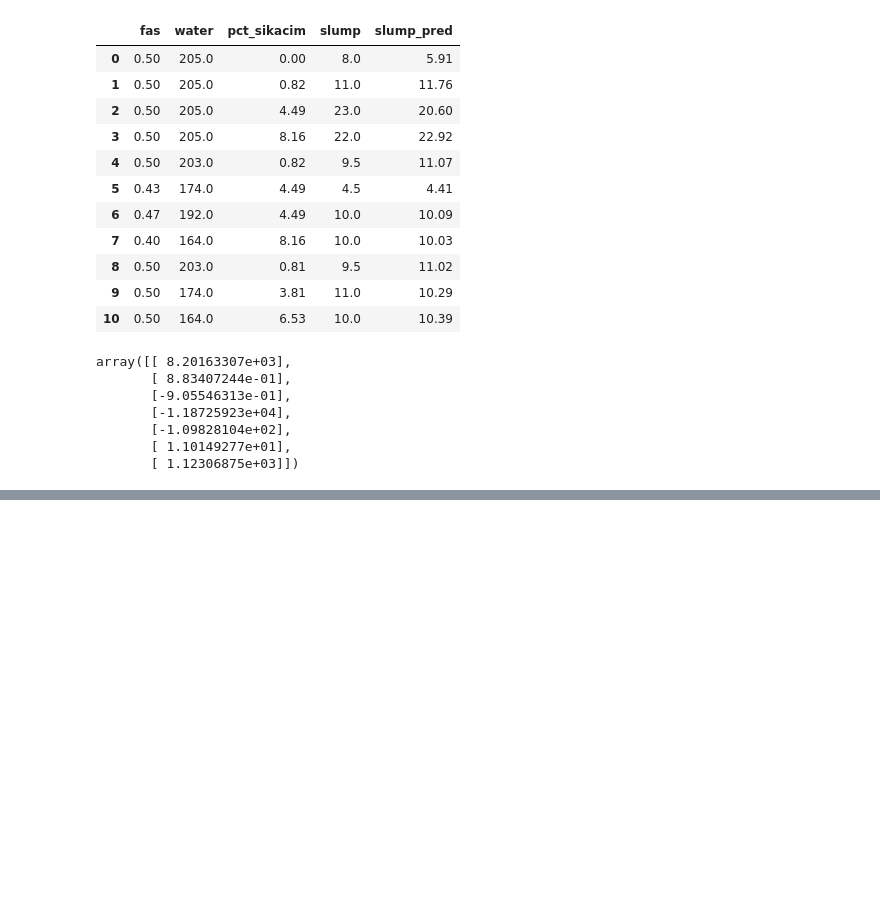
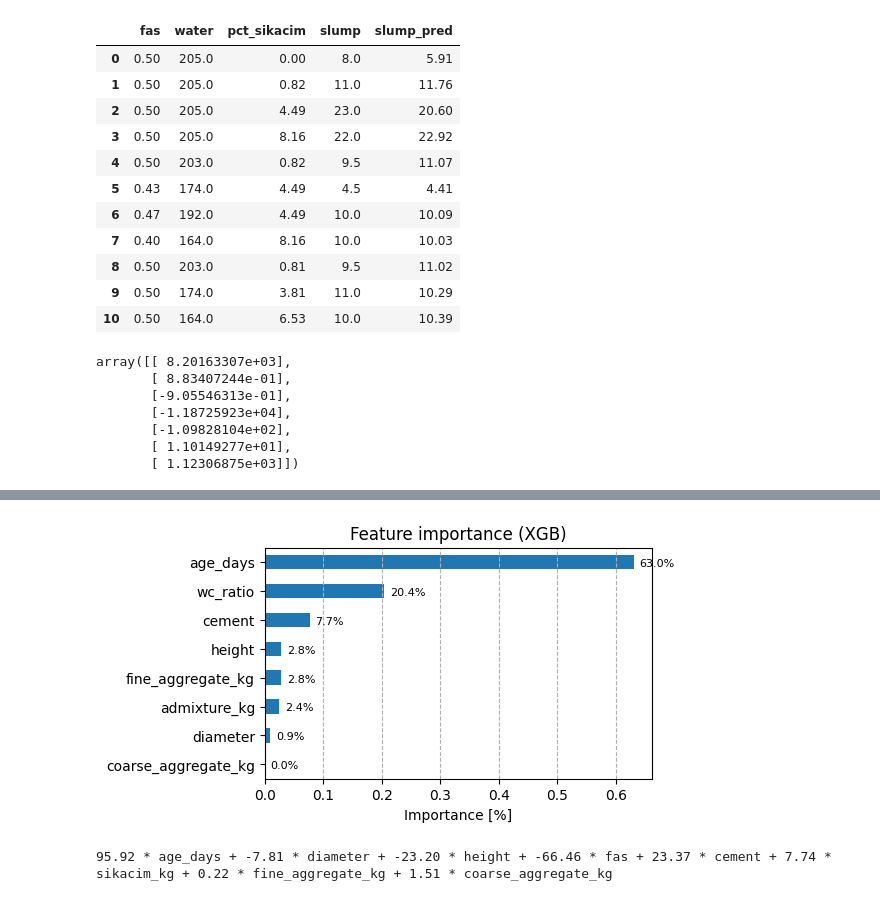
Before and after one commit to hyperforest/mix-design-project, a Jupyter notebook: notebooks/sandbox.ipynb, the cells around one changed output, grey strips where cells are left out. Cells and saved outputs as stored; diff of their text form; code cells hidden in the pictures; blank space fills up the shorter version.

```diff
--- a/notebooks/sandbox.ipynb
+++ b/notebooks/sandbox.ipynb
@@ -796,0 +1026,18 @@ array([[ 8.20163307e+03],
+# %%
+fig, ax = plt.subplots(figsize=(5, 3))
+
+feature_importance.sort_values().plot(kind='barh', ax=ax)
+ax.set_title('Feature importance (XGB)')
+ax.set_xlabel('Importance [%]')
+ax.grid(linestyle='--', axis='x')
+
+for i, v in enumerate(feature_importance.sort_values()):
+    ax.text(v + 0.01, i - 0.15, f'{v:.1%}', color='black', fontsize=8)
+
+plt.show()
+# %% [output]
+[figure, added]
+# %%
+print(' + '.join([f'{v:.2f} * {k}' for k, v in coef.items()]))
+# %% [output]
+95.92 * age_days + -7.81 * diameter + -23.20 * height + -66.46 * fas + 23.37 * cement + 7.74 * sikacim_kg + 0.22 * fine_aggregate_kg + 1.51 * coarse_aggregate_kg
```
Also changed, not shown: parts of 14 cells of this notebook, 1 other file.
